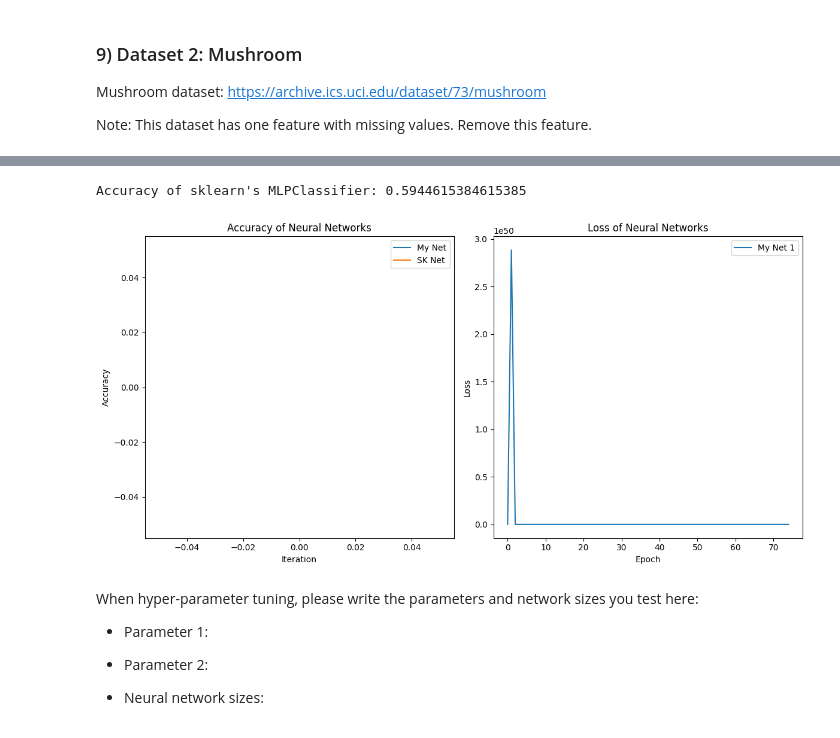
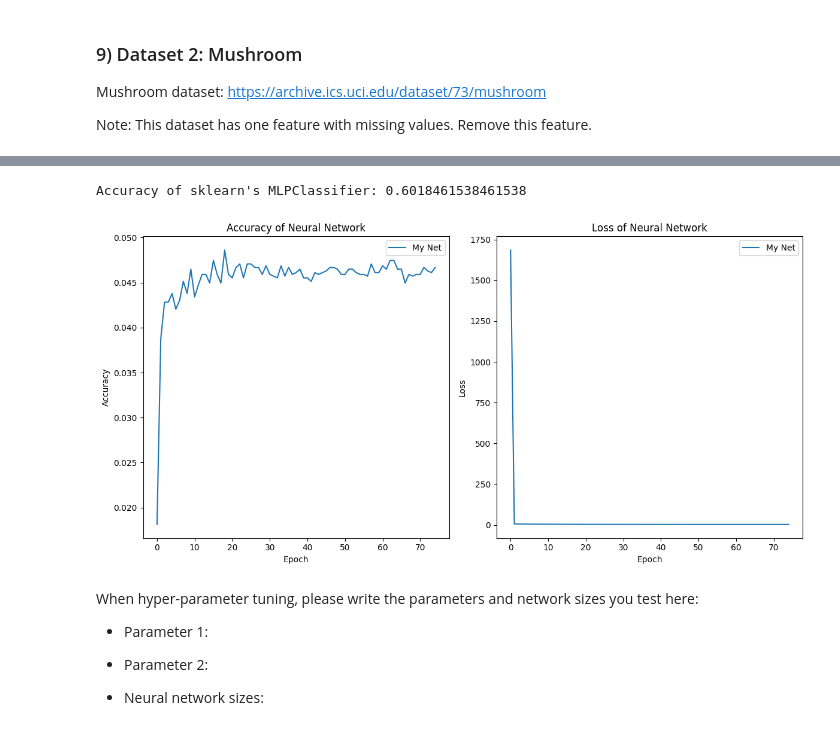
Before and after one commit to JoelScarinius/Neural_Network, a Jupyter notebook: ML-Assignment_3_Joel_Scarinius_Stavmo.ipynb, the cells around one changed output, grey strips where cells are left out. Cells and saved outputs as stored; diff of their text form; code cells hidden in the pictures.

```diff
--- a/ML-Assignment_3_Joel_Scarinius_Stavmo.ipynb
+++ b/ML-Assignment_3_Joel_Scarinius_Stavmo.ipynb
@@ -299,6 +299,7 @@ class NeuralNet(object):
     # A function for the training of the network.
     def train_net(self, x, y, batch_size=32, epochs=100, learning_rate=1e-4, use_validation_data=False, early_stopping=2):
         losses = []
+        accuracies = []
         # TODO: Add a training loop where the weights and biases of the network is learnt over several epochs.
         best_val_loss = float("inf")
         early_stop_cnt = 0
@@ -318,6 +319,7 @@ class NeuralNet(object):
             X_train = X_train[shuffle_idx, :]
             y_train = y_train[shuffle_idx, :]
             loss = 0
+            accuracy = 0
 
             num_batches = X_train.shape[0] // batch_size
 
@@ -333,7 +335,12 @@ class NeuralNet(object):
 
             for X_batch, y_batch in zip(X_batches, y_batches):
                 loss += self.adjust_weights(X_batch, y_batch, learning_rate)
+                y_pred = self.forward(X_batch)
+                correct_pred = np.sum(y_batch == np.argmax(y_pred))
+                accuracy += correct_pred / y_batch.shape[0]
+
             losses.append(loss / num_batches)
+            accuracies.append(accuracy / num_batches)
             print(f"Epoch {epoch + 1} - Loss: {losses[epoch]}")
             if use_validation_data:
                 # TODO: Implement the use of validation data, that is, splitting the training data into training data and validation data.
@@ -352,7 +359,7 @@ class NeuralNet(object):
                         )
                         return losses
         # NOTE: Make use of previously implemented functions here.
-        return losses
+        return losses, accuracies
 # %% [markdown]
 ## Train Neural Networks
 # %% [markdown]
@@ -635,17 +649,15 @@ Mushroom dataset: https://archive.ics.uci.edu/dataset/73/mushroom
 
 Note: This dataset has one feature with missing values. Remove this feature.
 # %%
-data_mushroom = pd.read_csv("mushroom.csv")
+# TODO: Preprocess the data.
+data_mushroom = (
+    pd.read_csv("mushroom.csv", delimiter=",", na_values="?").dropna(axis=1).to_numpy()
+)
 
-# TODO: Preprocess the data.
-data_mushroom.replace("?", np.nan, inplace=True)
-data_mushroom = data_mushroom.dropna(axis=1)
-
-data_mushroom = data_mushroom.to_numpy()
 features = data_mushroom[:, :-1]
 labels = data_mushroom[:, -1:]
 
-enc = preprocessing.OneHotEncoder()
+enc = preprocessing.OneHotEncoder(sparse_output=False)
 enc_features = enc.fit_transform(features)
 
 label_encoder = preprocessing.LabelEncoder()
@@ -654,13 +666,12 @@ encoded_labels = encoded_labels.reshape(-1, 1)
 
 # TODO: Split the data into train and test
 X_train, X_test, y_train, y_test = train_test_split(
-    enc_features.toarray(), encoded_labels, train_size=0.8, shuffle=True
+    enc_features, encoded_labels, train_size=0.8, shuffle=True
 )
 # TODO: Train a neural network on the data
-neurons = [39, 21]
+neurons = [21, 10]
 accuracies_nn = []
 accuracies_sk_nn = []
-losses_nn = []
 losses_sk_nn = []
 
 input_dim = X_train.shape[1]
@@ -669,24 +680,23 @@ output_dim = len(np.unique(y_train))
 nn = NeuralNet(input_dim=input_dim, output_dim=output_dim, neurons=neurons)
 
 print("My Neural Net:")
-my_loss = nn.train_net(
+my_loss, epoch_accuracies = nn.train_net(
     X_train,
     y_train,
     batch_size=32,
     epochs=75,
-    use_validation_data=False,
+    use_validation_data=True,
     early_stopping=5,
 )
-losses_nn.append(loss_1)
 
 y_unique = np.unique(y_test)
 y_pred = nn.forward(X_test)
 y_pred = y_unique[np.argmax(y_pred, axis=1)]
 accuracy_nn = accuracy_score(y_true=y_test, y_pred=y_pred)
 print("Accuracy My Neural Net:", accuracy_nn)
-# accuracies_nn.append(accuracy_nn)
+accuracies_nn.append(accuracy_nn)
 
-mlp = MLPClassifier(hidden_layer_sizes=(39, 21), max_iter=75)
+mlp = MLPClassifier(hidden_layer_sizes=(21, 10), max_iter=75)
 mlp.fit(X_train, y_train)
 
 y_pred = mlp.predict(X_test)
@@ -698,25 +708,24 @@ print("Accuracy of sklearn's MLPClassifier:", accuracy_sk)
 # print("Mean Accuracy Sklearn Neural Net:", np.mean(accuracies_sk_nn))
 
 # TODO: Visualize the loss for each epoch
+# TODO: Visualize the test accuracy for each epoch
 plt.figure(figsize=(12, 6))
 
 plt.subplot(1, 2, 1)
-plt.plot(accuracies_nn, label="My Net")
-plt.plot(accuracies_sk_nn, label="SK Net")
-plt.xlabel("Iteration")
+# plt.plot(accuracies_nn, label="My Net")
+plt.plot(epoch_accuracies, label="My Net")
+plt.xlabel("Epoch")
 plt.ylabel("Accuracy")
-plt.title("Accuracy of Neural Networks")
+plt.title("Accuracy of Neural Network")
 plt.legend()
 
 plt.subplot(1, 2, 2)
-for i, loss in enumerate(losses_nn):
-    plt.plot(loss, label=f"My Net {i+1}")
+plt.plot(my_loss, label="My Net")
 plt.xlabel("Epoch")
 plt.ylabel("Loss")
-plt.title("Loss of Neural Networks")
+plt.title("Loss of Neural Network")
 plt.legend()
 
 plt.tight_layout()
 plt.show()
-# TODO: Visualize the test accuracy for each epoch
 # %% [output]
@@ -740,5 +749,5 @@ Accuracy My Neural Net: 0.40184615384615385
-Accuracy of sklearn's MLPClassifier: 0.5944615384615385
+Accuracy of sklearn's MLPClassifier: 0.6018461538461538
-[figure, old version]
+[figure, new version]
 # %% [markdown]
 When hyper-parameter tuning, please write the parameters and network sizes you test here:
 
```
Also changed, not shown: parts of 3 cells of this notebook.
